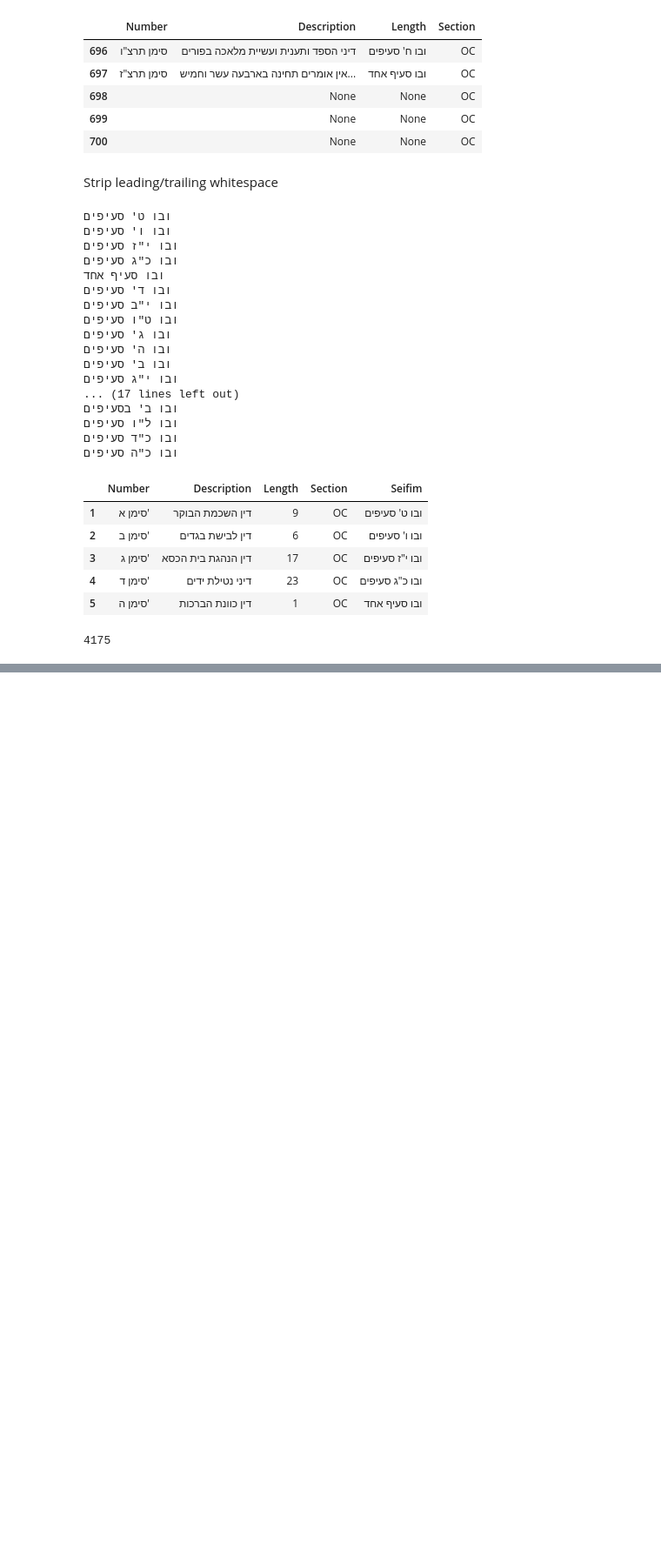
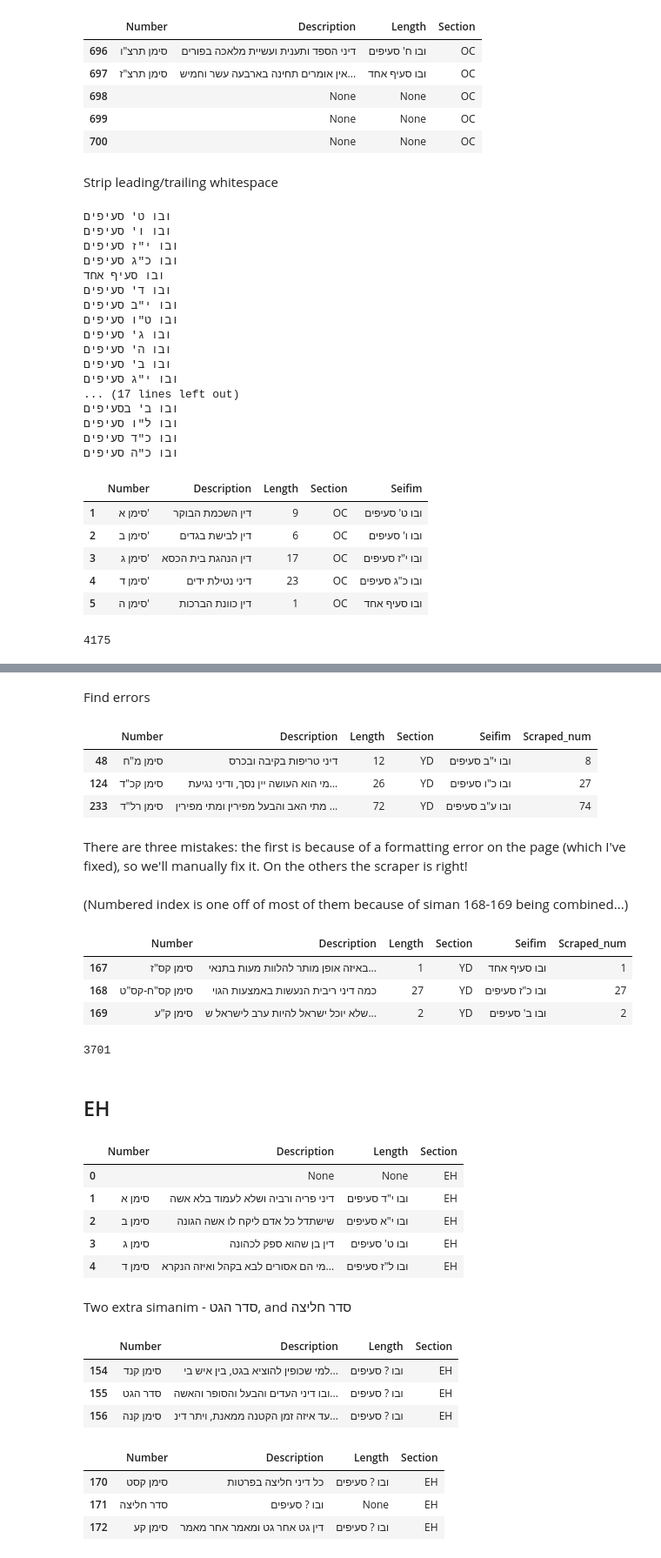
Before and after one commit to lordgrenville/shulchan-aruch-count, a Jupyter notebook: shulchan aruch.ipynb, the cells around one changed output, grey strips where cells are left out. Shown: that part at 87% size. Drawn from its saved outputs; the diff is of its cells as text; code cells hidden in the pictures; blank space fills up the shorter version.

```diff
--- a/shulchan aruch.ipynb
+++ b/shulchan aruch.ipynb
@@ -206,0 +122,3 @@ for i in soup.findAll('a', text=simanim):
+# %%
+for i in df.Length.unique():
+    print(i)
@@ -206,0 +196,12 @@ for i in soup.findAll('a', text=simanim):
+# %% [markdown]
+Find errors
+# %%
+check_df = df[df['Length'] != 0]
+check_df[check_df.Length != check_df.Scraped_num]
+# %% [output]
+|  | Number | Description | Length | Section | Seifim | Scraped_num |
+| 48 | סימן מ"ח | דיני טריפות בקיבה ובכרס | 12 | YD | ובו י"ב סעיפים | 8 |
+| 124 | סימן קכ"ד | מי הוא העושה יין נסך, ודיני נגיעת... | 26 | YD | ובו כ"ו סעיפים | 27 |
+| 233 | סימן רל"ד | מתי האב והבעל מפירין ומתי מפירין ... | 72 | YD | ובו ע"ב סעיפים | 74 |
+# %% [markdown]
+There are three mistakes: the first is because of a formatting error on the page (which I've fixed), so we'll manually fix it. On the others the scraper is right!
@@ -206,0 +210,9 @@ for i in soup.findAll('a', text=simanim):
+# %% [markdown]
+(Numbered index is one off of most of them because of siman 168-169 being combined...)
+# %%
+df.iloc[166:169,:]
+# %% [output]
+|  | Number | Description | Length | Section | Seifim | Scraped_num |
+| 167 | סימן קס"ז | באיזה אופן מותר להלוות מעות בתנאי... | 1 | YD | ובו סעיף אחד | 1 |
+| 168 | סימן קס"ח-קס"ט | כמה דיני ריבית הנעשות באמצעות הגוי | 27 | YD | ובו כ"ז סעיפים | 27 |
+| 169 | סימן ק"ע | שלא יוכל ישראל להיות ערב לישראל ש... | 2 | YD | ובו ב' סעיפים | 2 |
@@ -206,0 +221,6 @@ for i in soup.findAll('a', text=simanim):
+# %%
+df.Length.sum()
+# %% [output]
+3701
+# %% [markdown]
+## EH
@@ -206,0 +231,13 @@ for i in soup.findAll('a', text=simanim):
+# %%
+df = pd.DataFrame([i.text for i in soup.findAll('a', text=simanim)])
+df = df[0].str.split('•', expand=True)
+df['Section'] = 'EH'
+df = df.rename(columns={0:'Number', 1:'Description', 2:'Length'})
+df.head()
+# %% [output]
+|  | Number | Description | Length | Section |
+| 0 |  | None | None | EH |
+| 1 | סימן א | דיני פריה ורביה ושלא לעמוד בלא אשה | ובו י"ד סעיפים | EH |
+| 2 | סימן ב | שישתדל כל אדם ליקח לו אשה הגונה | ובו י"א סעיפים | EH |
+| 3 | סימן ג | דין בן שהוא ספק לכהונה | ובו ט' סעיפים | EH |
+| 4 | סימן ד | מי הם אסורים לבא בקהל ואיזה הנקרא... | ובו ל"ז סעיפים | EH |
@@ -206,0 +246,16 @@ for i in soup.findAll('a', text=simanim):
+# %% [markdown]
+Two extra simanim - סדר הגט, and סדר חליצה
+# %%
+df.iloc[153:156,:]
+# %% [output]
+|  | Number | Description | Length | Section |
+| 154 | סימן קנד | למי שכופין להוציא בגט, בין איש בי... | ובו ? סעיפים | EH |
+| 155 | סדר הגט | ובו דיני העדים והבעל והסופר והאשה... | ובו ? סעיפים | EH |
+| 156 | סימן קנה | עד איזה זמן הקטנה ממאנת, ויתר דינ... | ובו ? סעיפים | EH |
+# %%
+df.iloc[169:172,:]
+# %% [output]
+|  | Number | Description | Length | Section |
+| 170 | סימן קסט | כל דיני חליצה בפרטות | ובו ? סעיפים | EH |
+| 171 | סדר חליצה | ובו ? סעיפים | None | EH |
+| 172 | סימן קע | דין גט אחר גט ומאמר אחר מאמר | ובו ? סעיפים | EH |
```
Also changed, not shown: parts of 59 cells of this notebook.
